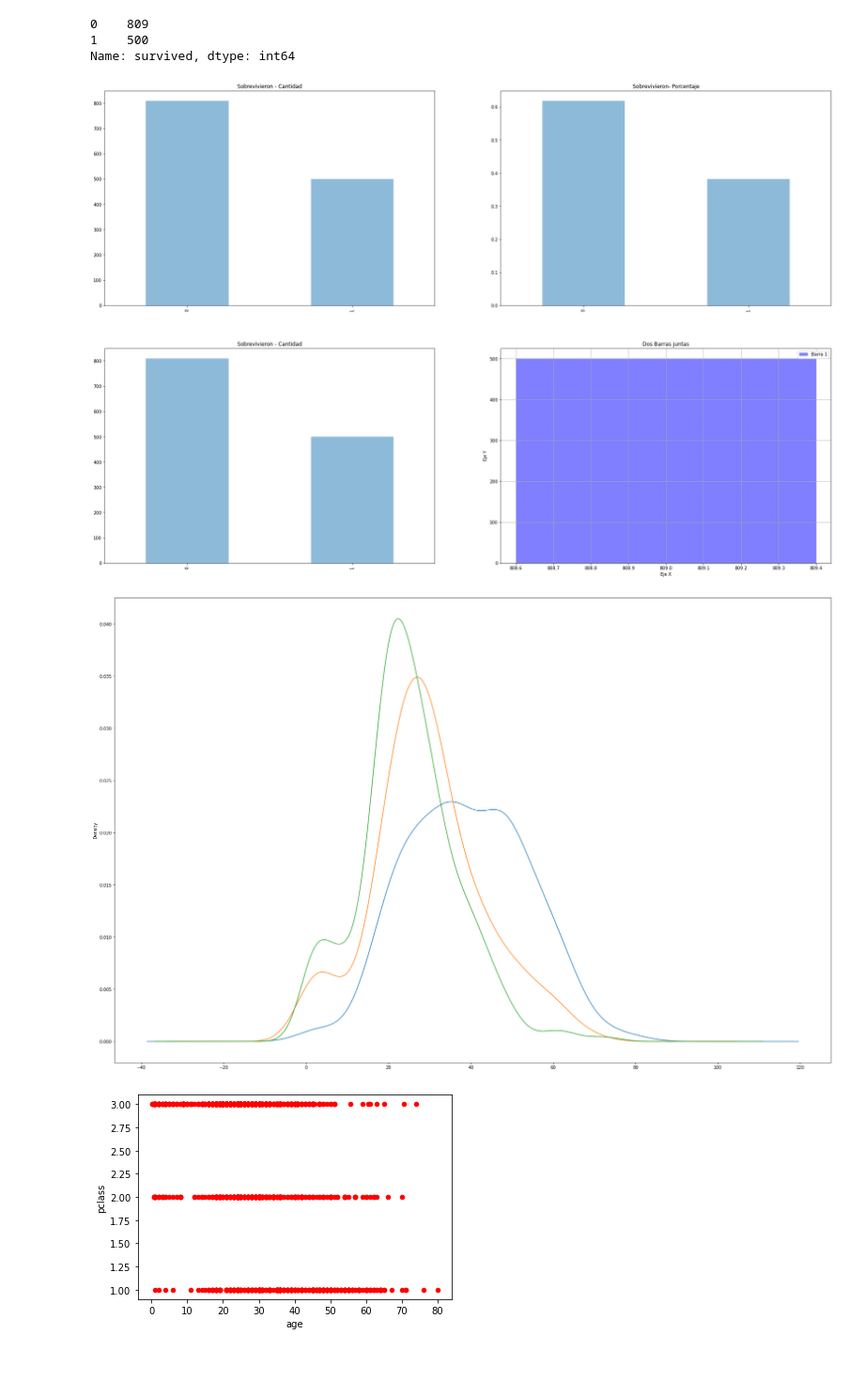
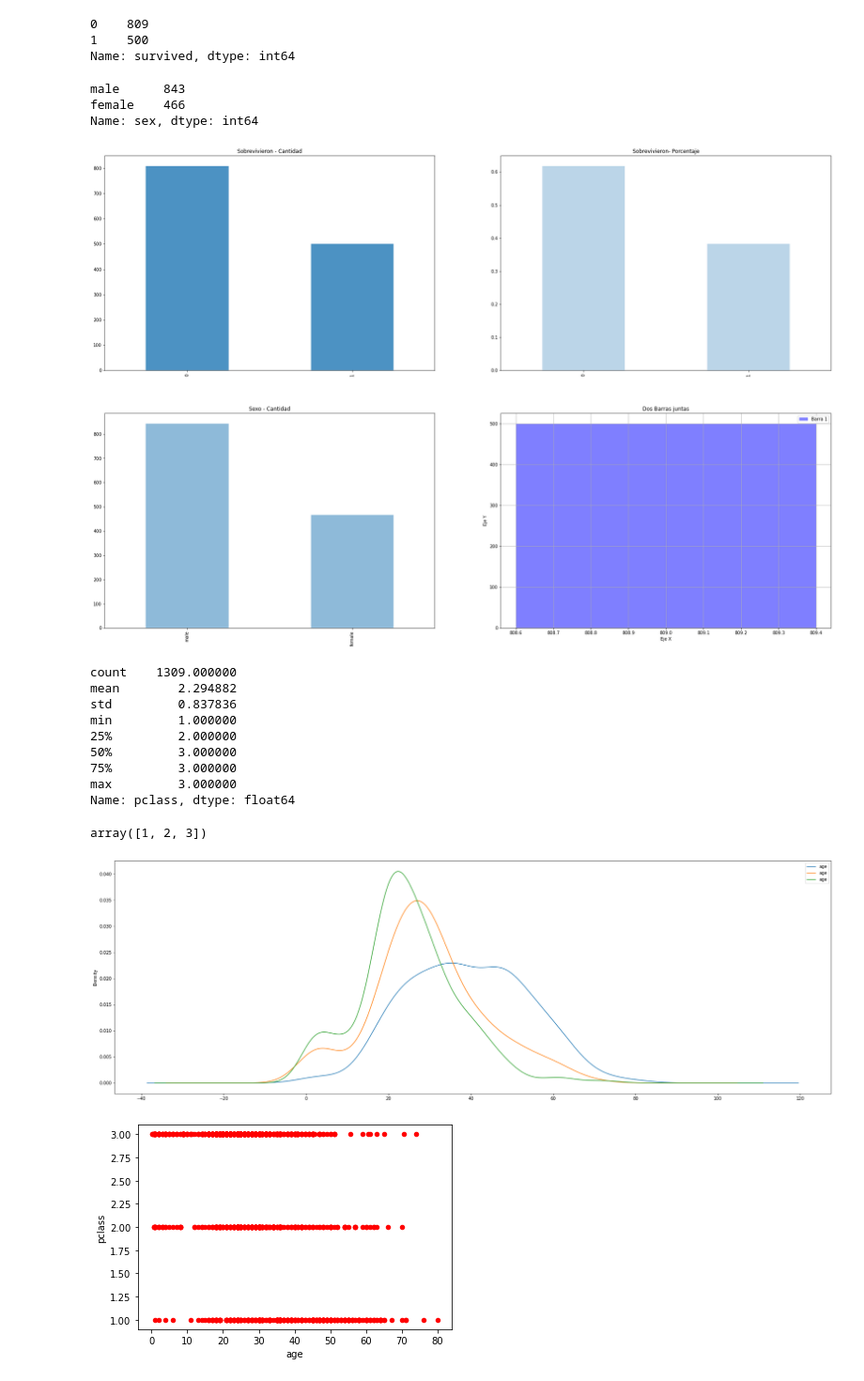
Before and after one commit to cesardiaz-utp/MisionTIC2022-Ciclo1-FundamentosDeProgramacion, a Jupyter notebook: clase14/01-graficas_matplotlib.ipynb, the cells around one changed output. Shown: that part at 94% size. Saved outputs shown, nothing was run; the diff lists cells and outputs as text; code cells hidden in the pictures.

```diff
--- a/clase14/01-graficas_matplotlib.ipynb
+++ b/clase14/01-graficas_matplotlib.ipynb
@@ -91,39 +98,64 @@ cantidades
 0    809
 1    500
 Name: survived, dtype: int64
+# %%
+df.sex.value_counts()
+# %% [output]
+male      843
+female    466
+Name: sex, dtype: int64
 # %%
 plt.figure(figsize=(30,20))  #tamaño en pixeles? pulgadas? o una proporción?
 
 plt.subplot2grid((2,2),(0,0))  #Grid de 2x2. primer grafico en la posicion (0,0)
-df.survived.value_counts().plot.bar(alpha=0.5)  #seriexxxx.plot()
+df.survived.value_counts().plot.bar(alpha=0.8)  #seriexxxx.plot()
 plt.title('Sobrevivieron - Cantidad')
 
 plt.subplot2grid((2,2),(0,1))
-df.survived.value_counts(normalize=True).plot.bar(alpha=0.5)
+df.survived.value_counts(normalize=True).plot.bar(alpha=0.3)
 plt.title('Sobrevivieron- Porcentaje')
 
 plt.subplot2grid((2,2),(1,0))
-df.survived.value_counts().plot.bar(alpha=0.5)
-plt.title('Sobrevivieron - Cantidad')
+df.sex.value_counts().plot.bar(alpha=0.5)
+plt.title('Sexo - Cantidad')
 
 plt.subplot2grid((2,2),(1,1))
 plt.bar(cantidades[0],cantidades[1], color="blue", alpha=0.5, linewidth = 3, label = 'Barra 1')
+plt.title('Dos Barras juntas')
 
-plt.title('Dos Barras juntas')
 plt.xlabel('Eje X')
 plt.ylabel('Eje Y')
 plt.legend()
 plt.grid()
 # %% [output]
-[figure, old version]
+[figure, new version]
+# %%
+df.pclass.describe()
+# %% [output]
+count    1309.000000
+mean        2.294882
+std         0.837836
+min         1.000000
+25%         2.000000
+50%         3.000000
+75%         3.000000
+max         3.000000
+Name: pclass, dtype: float64
+# %%
+df.pclass.unique()
+# %% [output]
+array([1, 2, 3])
 # %%
 #Grafica de distribución tipo kde (estimación de densidad kernel)
-plt.figure(figsize=(30,20))
+plt.figure(figsize=(30,10))
 
-for class_i in [1,2,3]:
-    df.age[df.pclass== class_i].plot.kde()
+classes = list(df.pclass.unique())
+for class_i in classes:
+    df.age[df.pclass == class_i].plot.kde()
+plt.legend()
+plt.show()
 # %% [output]
-[figure, old version]
+[figure, new version]
 # %%
 df.plot.scatter(x='age',y='pclass',color='red')
 plt.show()
```
Also changed, not shown: parts of 5 cells of this notebook, 14 other files.
